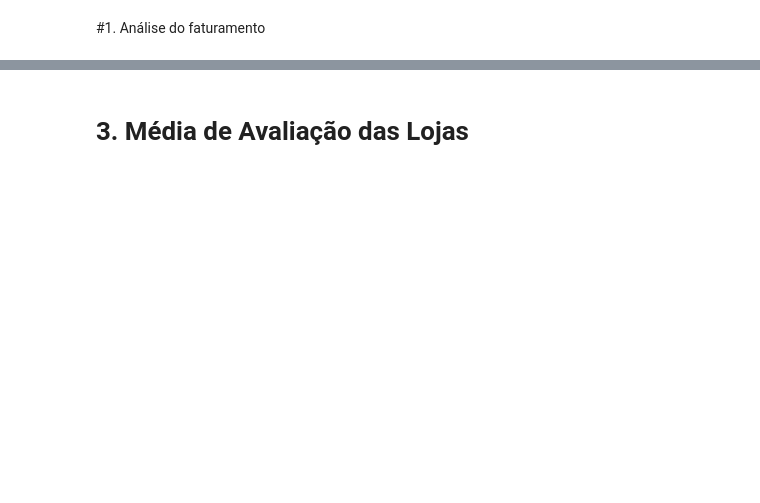
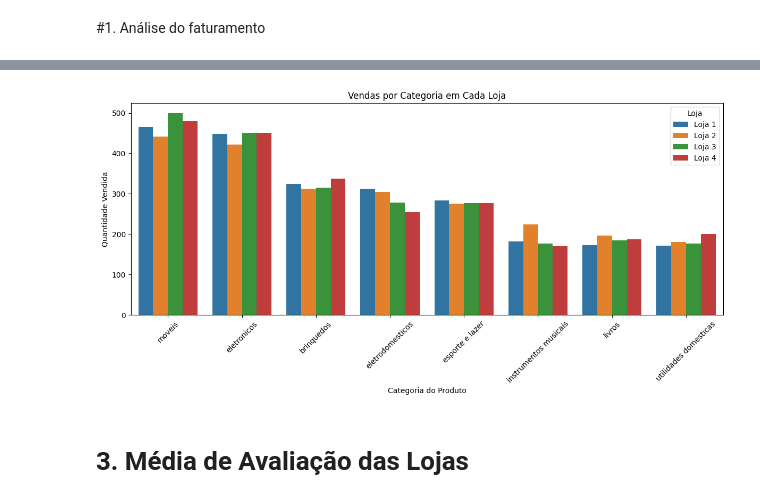
Before and after one commit to Mega-737/Amigo-Secreto-Challenge-, a Jupyter notebook: AluraStoreBr.ipynb, the cells around one changed output, grey strips where cells are left out. Saved outputs shown, nothing was run; the diff lists cells and outputs as text; code cells hidden in the pictures; blank space fills up the shorter version.

```diff
--- a/AluraStoreBr.ipynb
+++ b/AluraStoreBr.ipynb
@@ -68,0 +84,22 @@ df_faturamento
+# %%
+# Vendas por categoria por loja
+import matplotlib.pyplot as plt
+
+# Lista de DataFrames e nomes das lojas
+lojas = [loja_1, loja_2, loja_3, loja_4]
+nomes = ['Loja 1', 'Loja 2', 'Loja 3', 'Loja 4']
+# %%
+# Armazena os DataFrames de contagem por loja
+categorias_lojas = []
+
+for i, loja in enumerate(lojas):
+    df_categoria = loja['Categoria do Produto'].value_counts().reset_index()
+    df_categoria.columns = ['Categoria', 'Quantidade Vendida']
+    df_categoria['Loja'] = nomes[i]
+    categorias_lojas.append(df_categoria)
+# %%
+# Juntando todos em um único DataFrame
+df_categorias_vendas = pd.concat(categorias_lojas, ignore_index=True)
+
+# Exibindo as 5 primeiras linhas
+df_categorias_vendas.head()
@@ -69,2 +113,16 @@ df_faturamento
+# %%
+import seaborn as sns
+
+# Gráfico de barras com Seaborn
+plt.figure(figsize=(12, 6))
+sns.barplot(data=df_categorias_vendas, x='Categoria', y='Quantidade Vendida', hue='Loja')
+plt.title('Vendas por Categoria em Cada Loja')
+plt.xlabel('Categoria do Produto')
+plt.ylabel('Quantidade Vendida')
+plt.xticks(rotation=45)
+plt.tight_layout()
+plt.show()
+# %% [output]
+[figure, added]
 # %% [markdown]
 # 3. Média de Avaliação das Lojas
```
Also changed, not shown: parts of 14 cells of this notebook.
